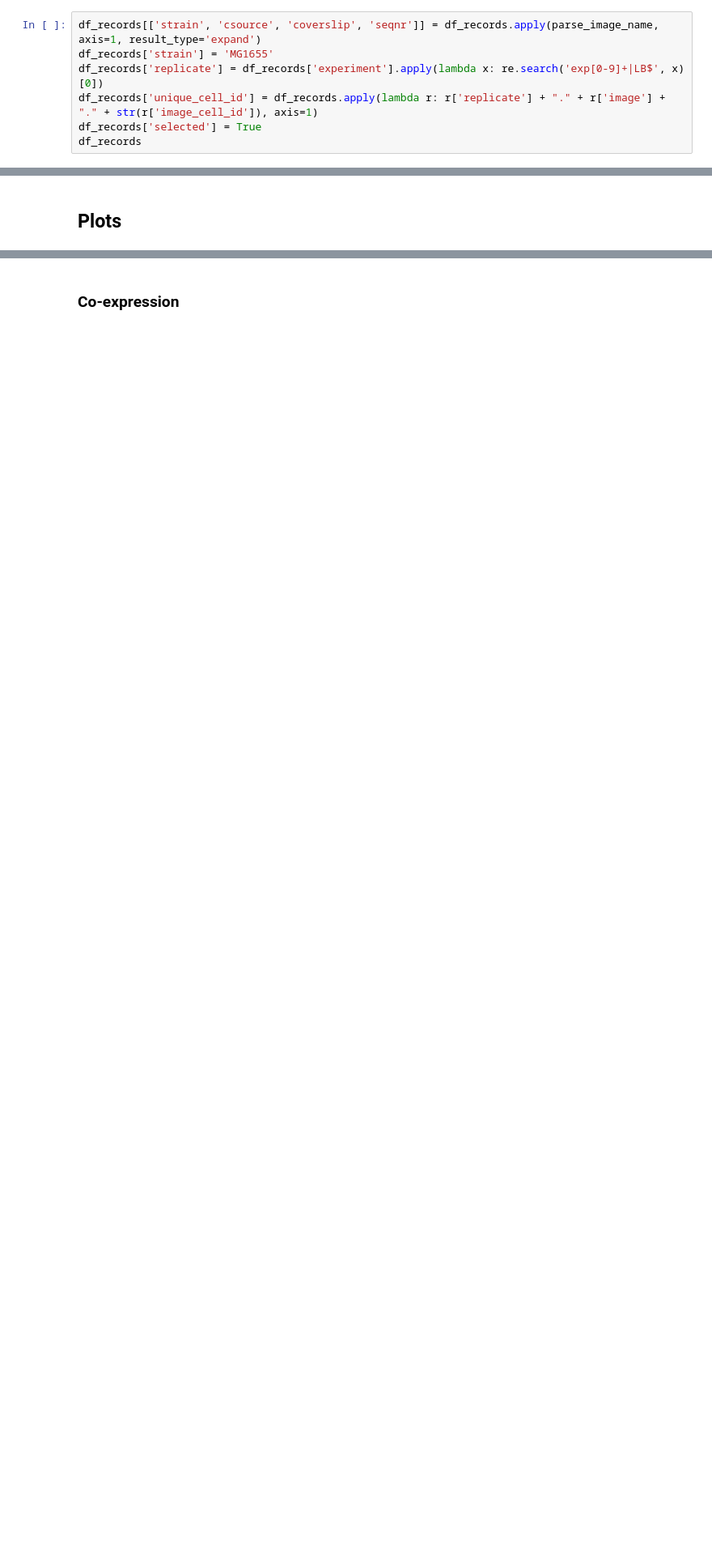
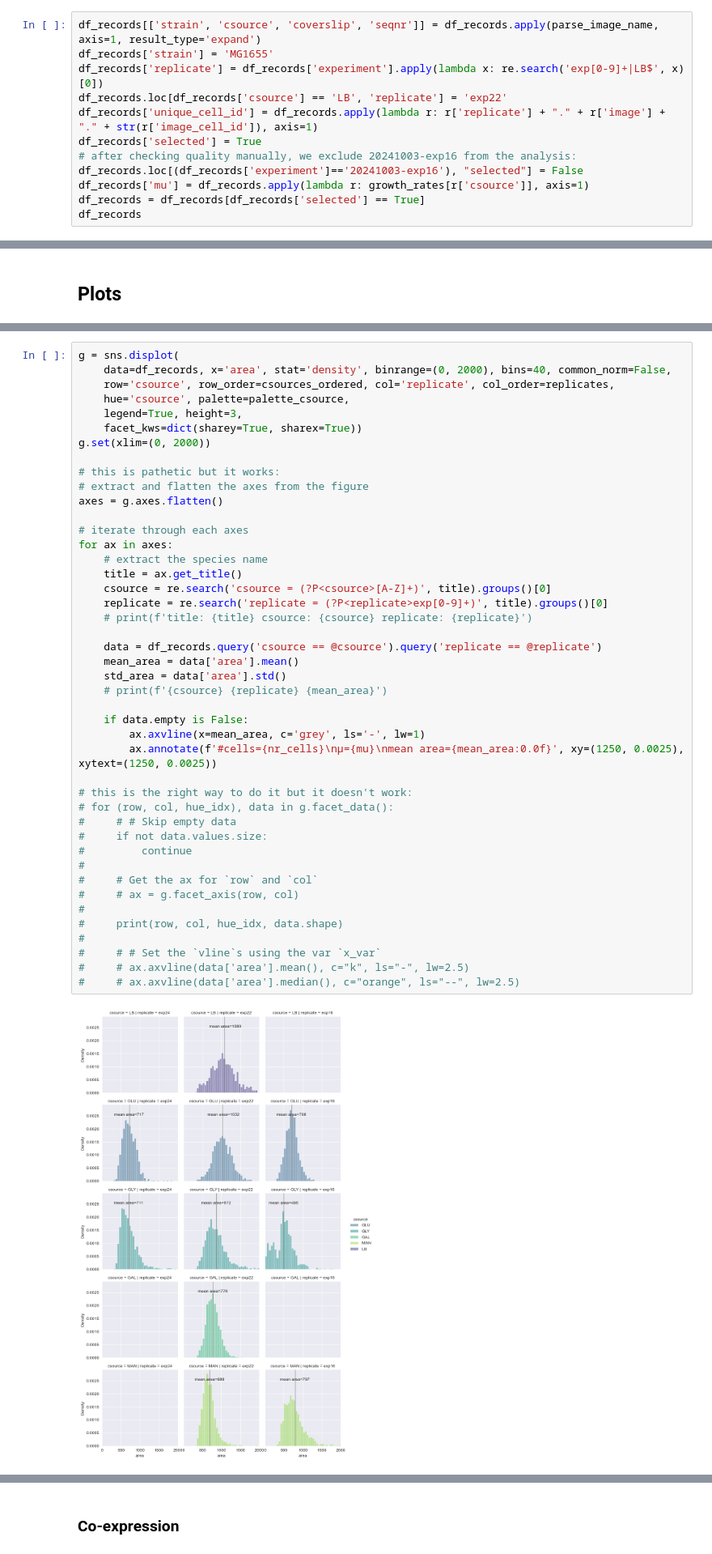
Before and after one commit to LaToyaVanderB/Ecoli_smFISH, a Jupyter notebook: src/06-plot-results.ipynb, the cells around one changed output, grey strips where cells are left out. Shown at 81% size. Drawn from its saved outputs; the diff is of its cells as text; blank space fills up the shorter version.

```diff
--- a/src/06-plot-results.ipynb
+++ b/src/06-plot-results.ipynb
@@ -275,8 +263,13 @@ df_records = pd.concat(dfs)
 df_records[['strain', 'csource', 'coverslip', 'seqnr']] = df_records.apply(parse_image_name, axis=1, result_type='expand')
 df_records['strain'] = 'MG1655'
 df_records['replicate'] = df_records['experiment'].apply(lambda x: re.search('exp[0-9]+|LB$', x)[0])
+df_records.loc[df_records['csource'] == 'LB', 'replicate'] = 'exp22'
 df_records['unique_cell_id'] = df_records.apply(lambda r: r['replicate'] + "." + r['image'] + "." + str(r['image_cell_id']), axis=1)
 df_records['selected'] = True
+# after checking quality manually, we exclude 20241003-exp16 from the analysis:
+df_records.loc[(df_records['experiment']=='20241003-exp16'), "selected"] = False
+df_records['mu'] = df_records.apply(lambda r: growth_rates[r['csource']], axis=1)
+df_records = df_records[df_records['selected'] == True]
 df_records
 # %% [output]
 |  | image_cell_id | bbox-0 | bbox-1 | bbox-2 | bbox-3 | area | eccentricity | nuclei | spots_hipBA | ... |
@@ -458 +495,47 @@ with io.capture_output() as captured:
+# %%
+g = sns.displot(
+    data=df_records, x='area', stat='density', binrange=(0, 2000), bins=40, common_norm=False,
+    row='csource', row_order=csources_ordered, col='replicate', col_order=replicates,
+    hue='csource', palette=palette_csource,
+    legend=True, height=3,
+    facet_kws=dict(sharey=True, sharex=True))
+g.set(xlim=(0, 2000))
+
+# this is pathetic but it works:
+# extract and flatten the axes from the figure
+axes = g.axes.flatten()
+
+# iterate through each axes
+for ax in axes:
+    # extract the species name
+    title = ax.get_title()
+    csource = re.search('csource = (?P<csource>[A-Z]+)', title).groups()[0]
+    replicate = re.search('replicate = (?P<replicate>exp[0-9]+)', title).groups()[0]
+    # print(f'title: {title} csource: {csource} replicate: {replicate}')
+
+    data = df_records.query('csource == @csource').query('replicate == @replicate')
+    mean_area = data['area'].mean()
+    std_area = data['area'].std()
+    # print(f'{csource} {replicate} {mean_area}')
+
+    if data.empty is False:
+        ax.axvline(x=mean_area, c='grey', ls='-', lw=1)
+        ax.annotate(f'#cells={nr_cells}\nµ={mu}\nmean area={mean_area:0.0f}', xy=(1250, 0.0025), xytext=(1250, 0.0025))
+
+# this is the right way to do it but it doesn't work:
+# for (row, col, hue_idx), data in g.facet_data():
+#     # # Skip empty data
+#     if not data.values.size:
+#         continue
+#
+#     # Get the ax for `row` and `col`
+#     # ax = g.facet_axis(row, col)
+#
+#     print(row, col, hue_idx, data.shape)
+#
+#     # # Set the `vline`s using the var `x_var`
+#     # ax.axvline(data['area'].mean(), c="k", ls="-", lw=2.5)
+#     # ax.axvline(data['area'].median(), c="orange", ls="--", lw=2.5)
+# %% [output]
+[figure, added]
 # %% [markdown]
```
Also changed, not shown: parts of 110 cells of this notebook, 6 other files.
